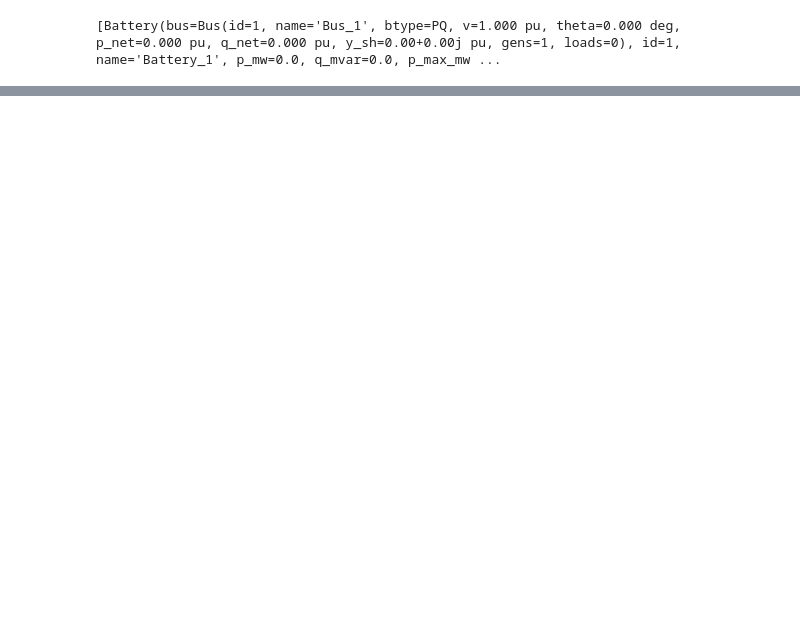
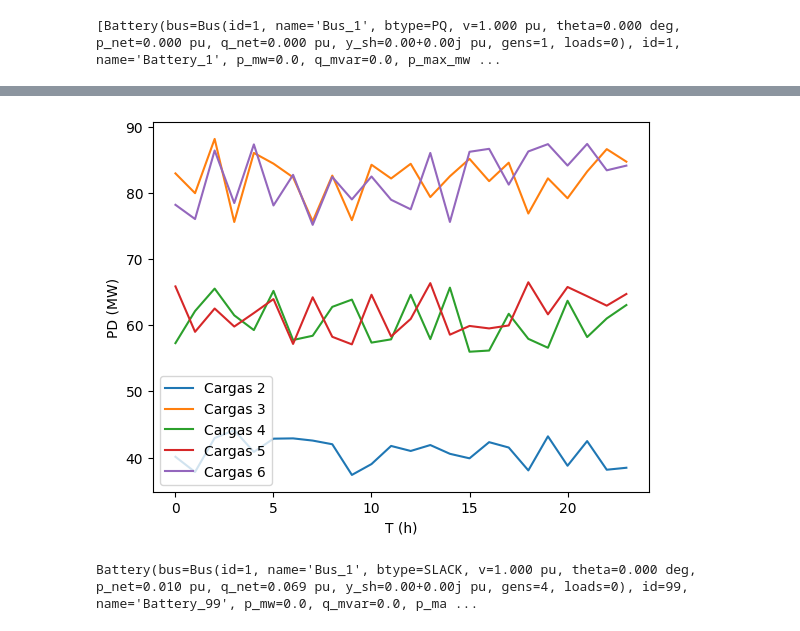
Before and after one commit to Gabriel-Halfeld-Limp/tastee, a Jupyter notebook: debug.ipynb, the cells around one changed output, grey strips where cells are left out. Drawn from its saved outputs; the diff is of its cells as text; code cells hidden in the pictures; blank space fills up the shorter version.

```diff
--- a/debug.ipynb
+++ b/debug.ipynb
@@ -16,3 +119,14 @@ from trabalhos_transmissao.utils.wnd_scen import apply_wnd_scen
+# %%
+# Now printing the profiles of each load
+for i, load in enumerate(b6.loads):
+    plt.plot([load_profiles[h][i] for h in range(hour)], label=f'Cargas {load.bus.id}')
+plt.xlabel('T (h)')
+plt.ylabel('PD (MW)')
+plt.legend()
+plt.show()
+# %% [output]
+[figure, added]
 # %%
-loads = {}
-for i in range(24):
+Battery(id=99, bus=net.buses[0], p_max_mw=10, p_min_mw=-10, capacity_mwh=100, soc_mwh=50, cost_charge_mw=-1, cost_discharge_mw=350)
+# %% [output]
+Battery(bus=Bus(id=1, name='Bus_1', btype=SLACK, v=1.000 pu, theta=0.000 deg, p_net=0.010 pu, q_net=0.069 pu, y_sh=0.00+0.00j pu, gens=4, loads=0), id=99, name='Battery_99', p_mw=0.0, q_mvar=0.0, p_ma ...
```
Also changed, not shown: parts of 8 cells of this notebook, 9 other files.
